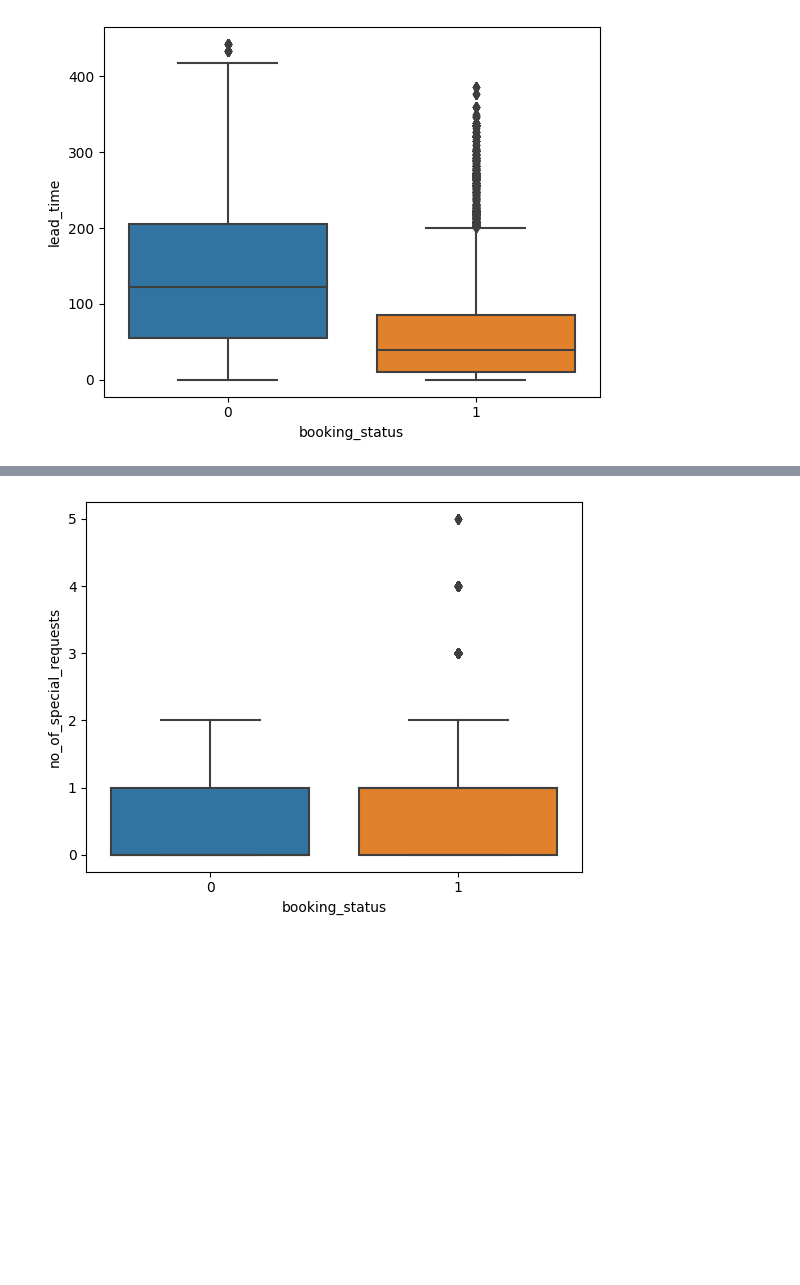
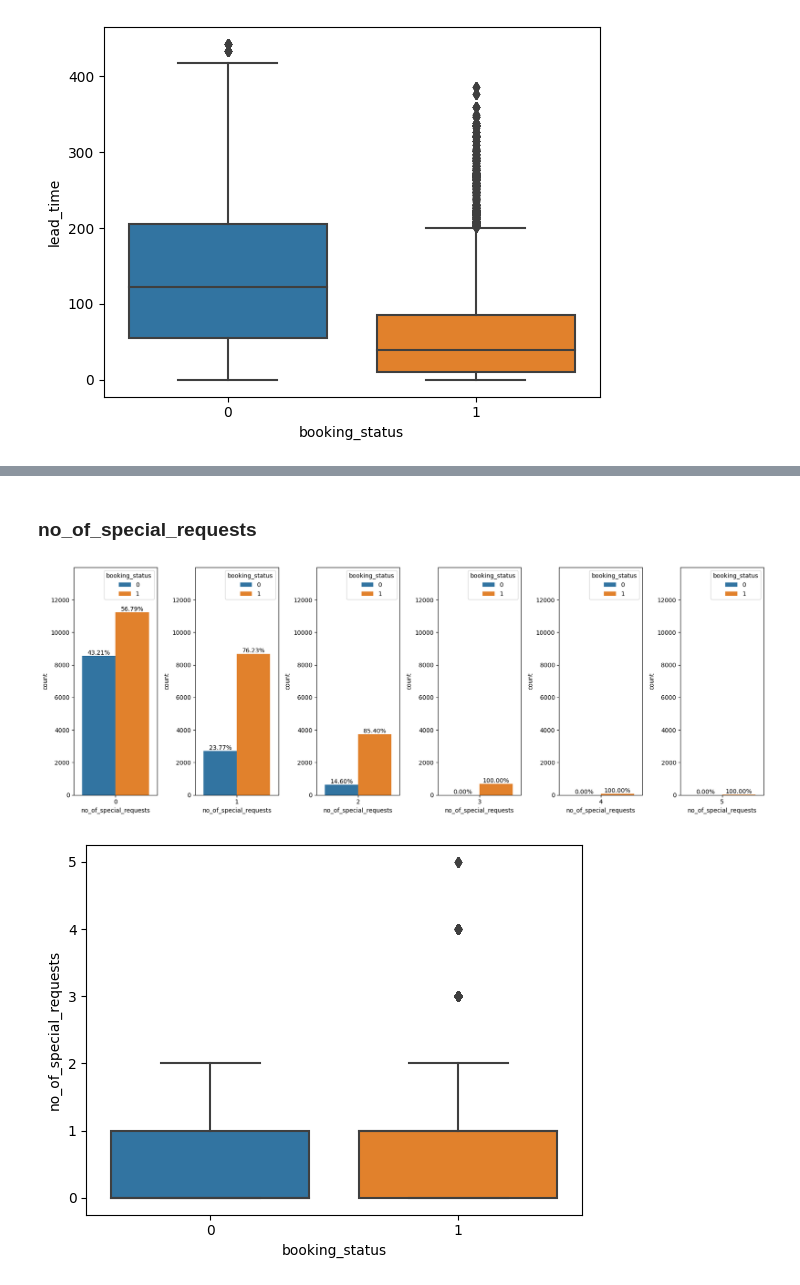
Before and after one commit to jhnnce/Kaggel_Hotel_Reservation, a Jupyter notebook: SRC_HotelR/Preprocessing_HotelR/Preprocessing_HotelR.ipynb, the cells around one changed output, grey strips where cells are left out. Drawn from its saved outputs; the diff is of its cells as text; code cells hidden in the pictures; blank space fills up the shorter version.

```diff
--- a/SRC_HotelR/Preprocessing_HotelR/Preprocessing_HotelR.ipynb
+++ b/SRC_HotelR/Preprocessing_HotelR/Preprocessing_HotelR.ipynb
@@ -153,3 +154,23 @@ sns.countplot(x="no_of_special_requests", hue="booking_status", data=df);
+# %% [markdown]
+### no_of_special_requests
+# %%
+plt.figure(figsize=(17,6))
+n=len(df.no_of_special_requests.unique())
+for i in range(n):
+    plt.subplot(1,n,i+1)
+    plt.ylim(0, 14000)
+    plt.yticks(range(0, 12001, 2000))
+    ax = sns.countplot(x=df[df["no_of_special_requests"] == i].no_of_special_requests,  hue="booking_status", palette="tab10", data=df)
+    for p in ax.patches:
+        height = p.get_height()
+        ax.text(p.get_x() + p.get_width() / 2,
+                height + 0.1,
+                '{:.2%}'.format(height / df['no_of_special_requests'].value_counts()[i]),
+                ha="center", va="bottom")
+plt.tight_layout()
+plt.show()
+# %% [output]
+[figure, added]
 # %%
 sns.boxplot(x="booking_status", y = "no_of_special_requests", data=df);
 # %% [output]
```
Also changed, not shown: parts of 21 cells of this notebook.
